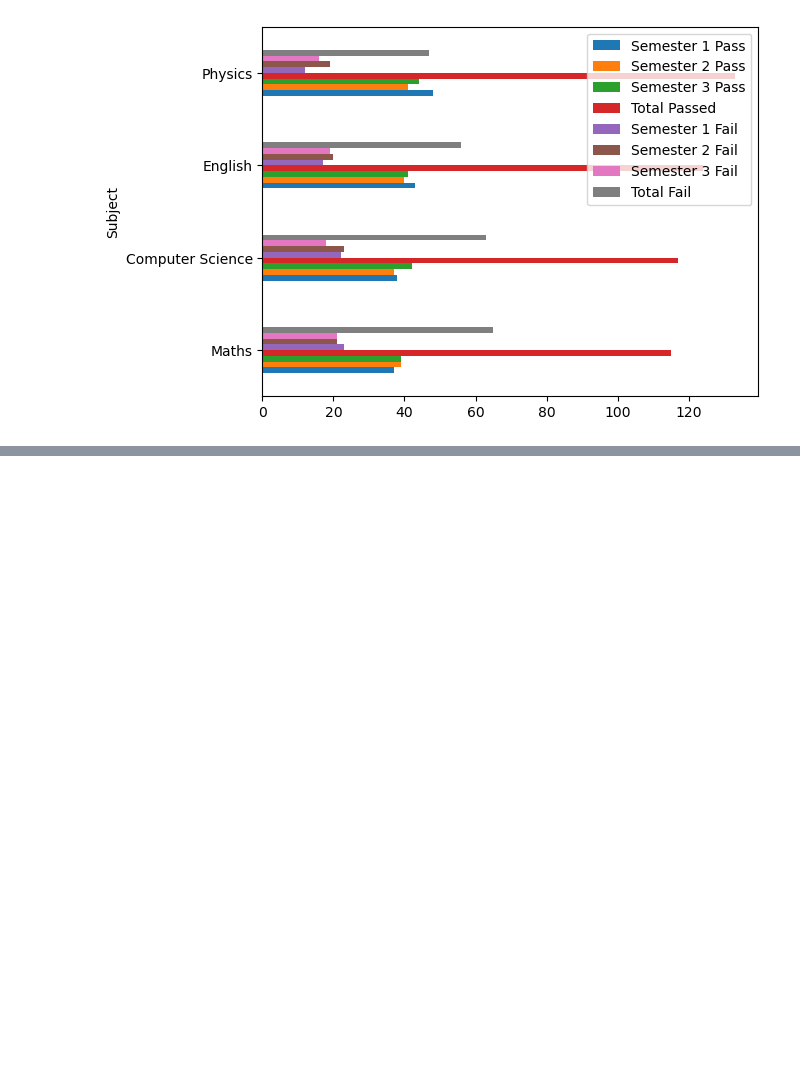
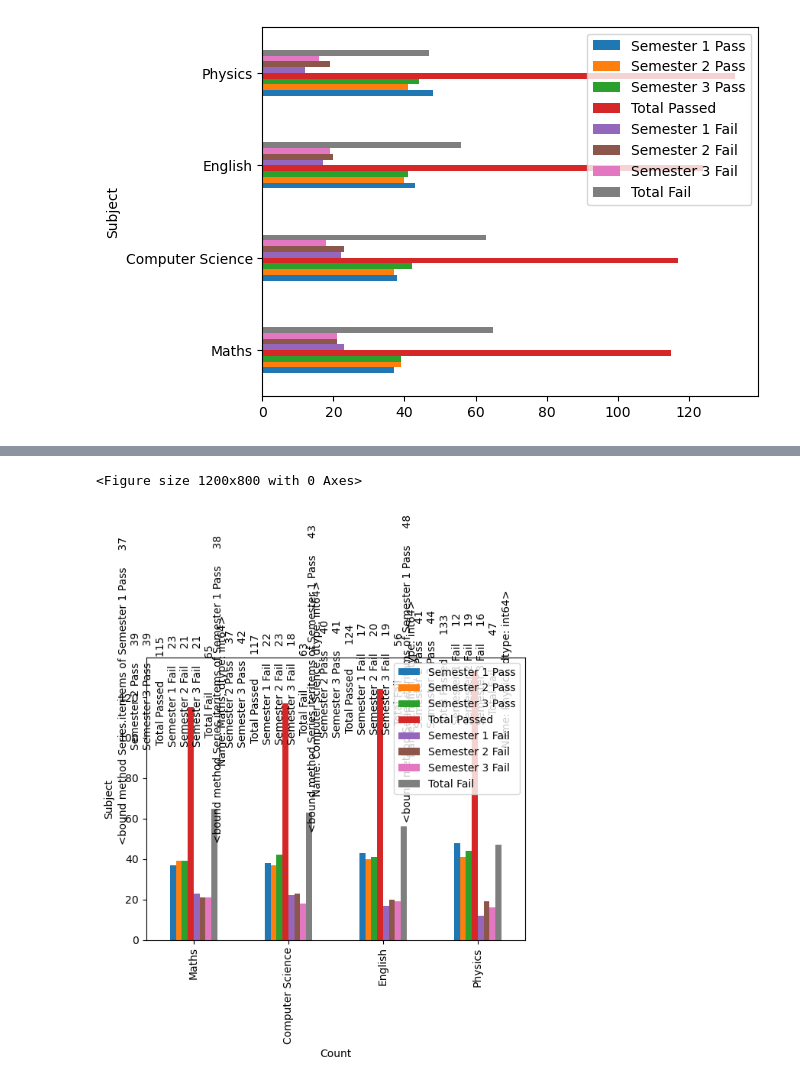
Before and after one commit to cezanekarki/Netflix_EDA, a Jupyter notebook: Day9/students.ipynb, the cells around one changed output, grey strips where cells are left out. Drawn from its saved outputs; the diff is of its cells as text; code cells hidden in the pictures; blank space fills up the shorter version.

Commit message:
Plot and Analysis revised 1

```diff
--- a/Day9/students.ipynb
+++ b/Day9/students.ipynb
@@ -145,0 +157,25 @@ df_total.plot.barh();
+# %%
+lst_labels = []
+for i in df_total.iterrows():
+    for j in i:
+        lst_labels.append(j)
+
+plt.figure(figsize=(12, 8))
+ax = df_total.plot(kind="bar")
+ax.set_xlabel("Count")
+ax.set_ylabel("Subject")
+rects = ax.patches
+
+# Make some labels.
+labels = lst_labels[1::2]
+
+for rect, label in zip(rects, labels):
+    height = rect.get_height()
+    ax.text(
+        (rect.get_x() + rect.get_width() / 2), height + 10, label.iteritems, ha="center", va="bottom", rotation=90, color='black'
+    )
+
+plt.show()
+# %% [output]
+<Figure size 1200x800 with 0 Axes>
+[figure, added]
```
Also changed, not shown: parts of 3 cells of this notebook.
